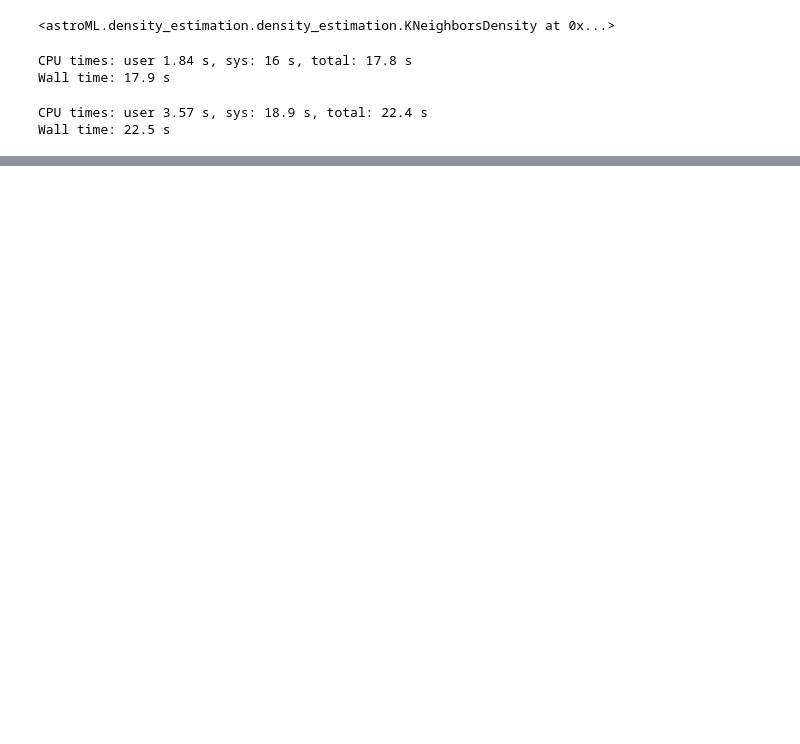
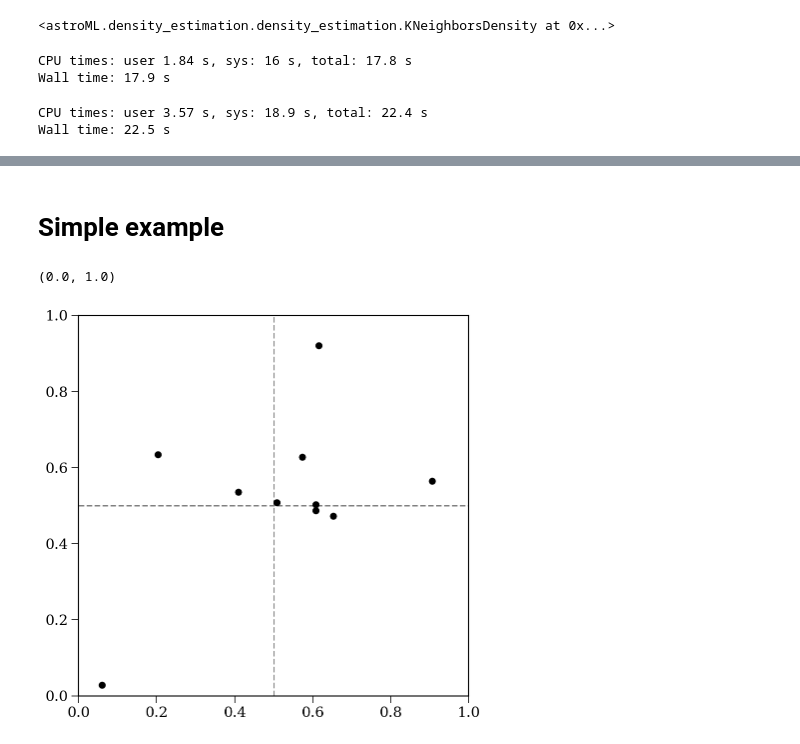
Before and after one commit to dirac-institute/hybrid_sso_catalogue, a Jupyter notebook: density/estimate.ipynb, the cells around one changed output, grey strips where cells are left out. Saved outputs shown, nothing was run; the diff lists cells and outputs as text; code cells hidden in the pictures; blank space fills up the shorter version.

```diff
--- a/density/estimate.ipynb
+++ b/density/estimate.ipynb
@@ -42,2 +45,25 @@ densitites = estimator.eval(grid)
 # %%
 np.save("new_densities.npy", densitites)
+# %% [markdown]
+# Simple example
+# %%
+n = 10
+x = np.random.rand(n)
+y = np.random.rand(n)
+# %%
+plt.figure(figsize=(7, 7))
+
+plt.axvline(0.5, linestyle="--", color="grey")
+plt.axhline(0.5, linestyle="--", color="grey")
+
+# plt.axvspan(0, 0.5, 0.5, 1, color="red", alpha=top_left)
+# plt.axvspan(0.5, 1, 0.5, 1, color="red", alpha=top_right)
+# plt.axvspan(0, 0.5, 0, 0.5, color="red", alpha=bottom_left)
+# plt.axvspan(0.5, 1, 0, 0.5, color="red", alpha=bottom_right)
+
+plt.scatter(x, y, zorder=5, color="black")
+plt.xlim(0, 1)
+plt.ylim(0, 1)
+# %% [output]
+(0.0, 1.0)
+[figure, added]
```
Also changed, not shown: parts of 13 cells of this notebook, 5 other files.
